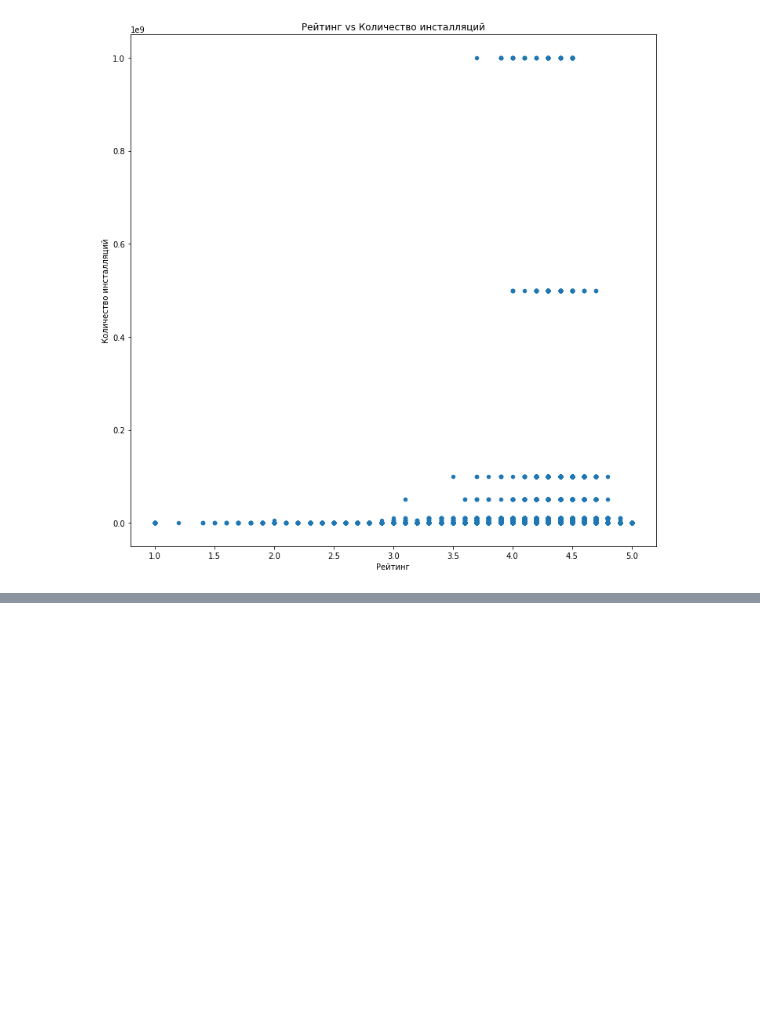
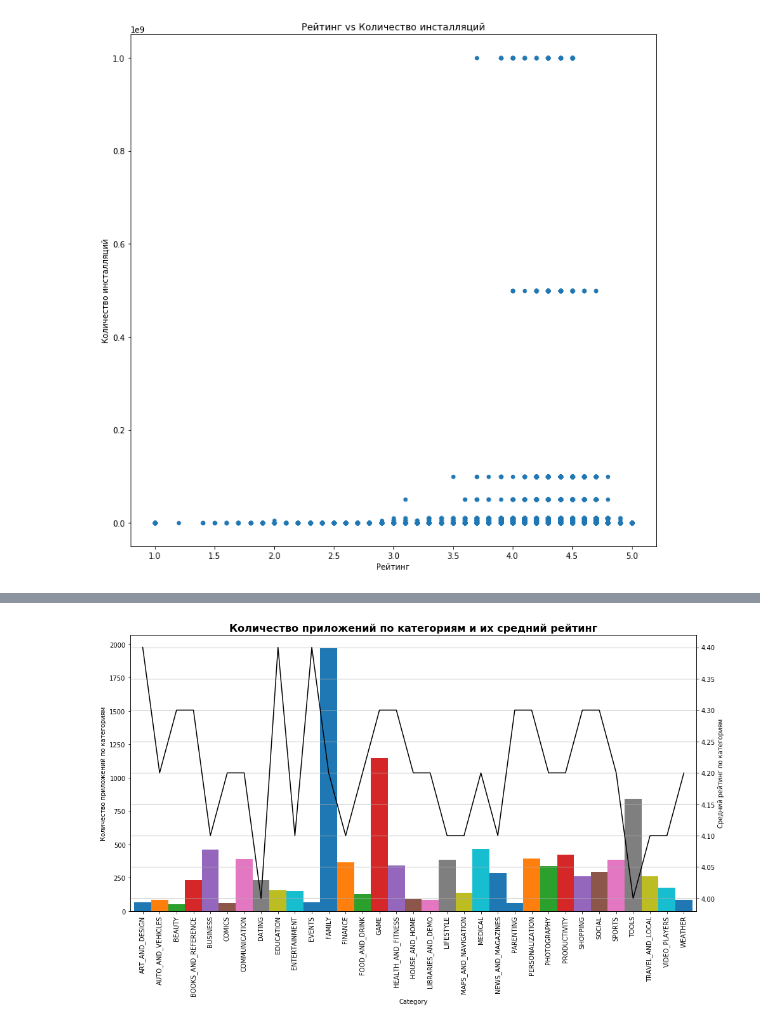
Before and after one commit to shulzhenkoas/Math, a Jupyter notebook: Theory_ver/project/shulzhenkoas_theory_project.ipynb, the cells around one changed output, grey strips where cells are left out. Drawn from its saved outputs; the diff is of its cells as text; code cells hidden in the pictures; blank space fills up the shorter version.

```diff
--- a/Theory_ver/project/shulzhenkoas_theory_project.ipynb
+++ b/Theory_ver/project/shulzhenkoas_theory_project.ipynb
@@ -163,0 +190,11 @@ plt.show()
+# %%
+ax = data['Category'].value_counts().sort_index().plot(kind='bar', width=1, figsize=(16, 8))
+plt.ylabel('Количество приложений по категориям')
+data.groupby(['Category'])['Rating'].mean().round(1).plot(secondary_y=True, color='black', xlim=ax.get_xlim())
+plt.ylabel('Средний рейтинг по категориям')
+plt.title('Количество приложений по категориям и их средний рейтинг', fontsize = 16, fontweight='bold')
+ax.set_xticklabels(sorted(data['Category'].unique()), rotation=90)
+plt.grid()
+plt.show()
+# %% [output]
+[figure, added]
```
Also changed, not shown: parts of 7 cells of this notebook.
